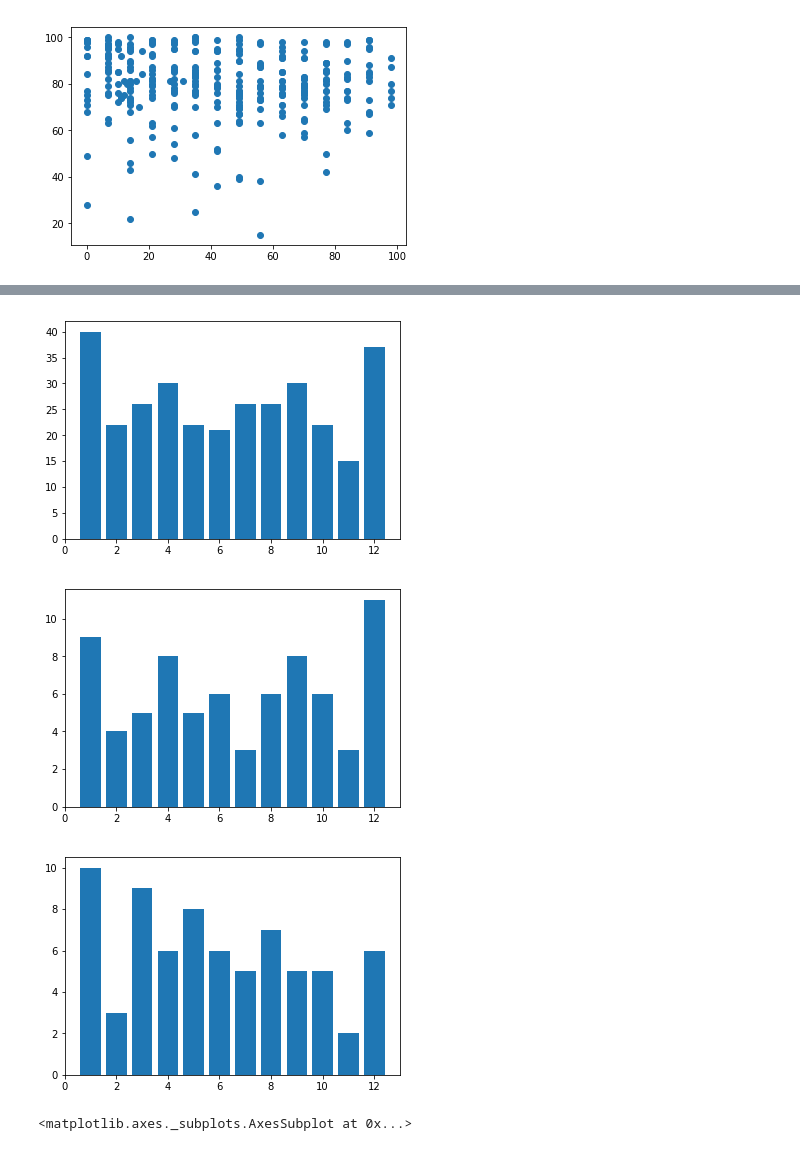
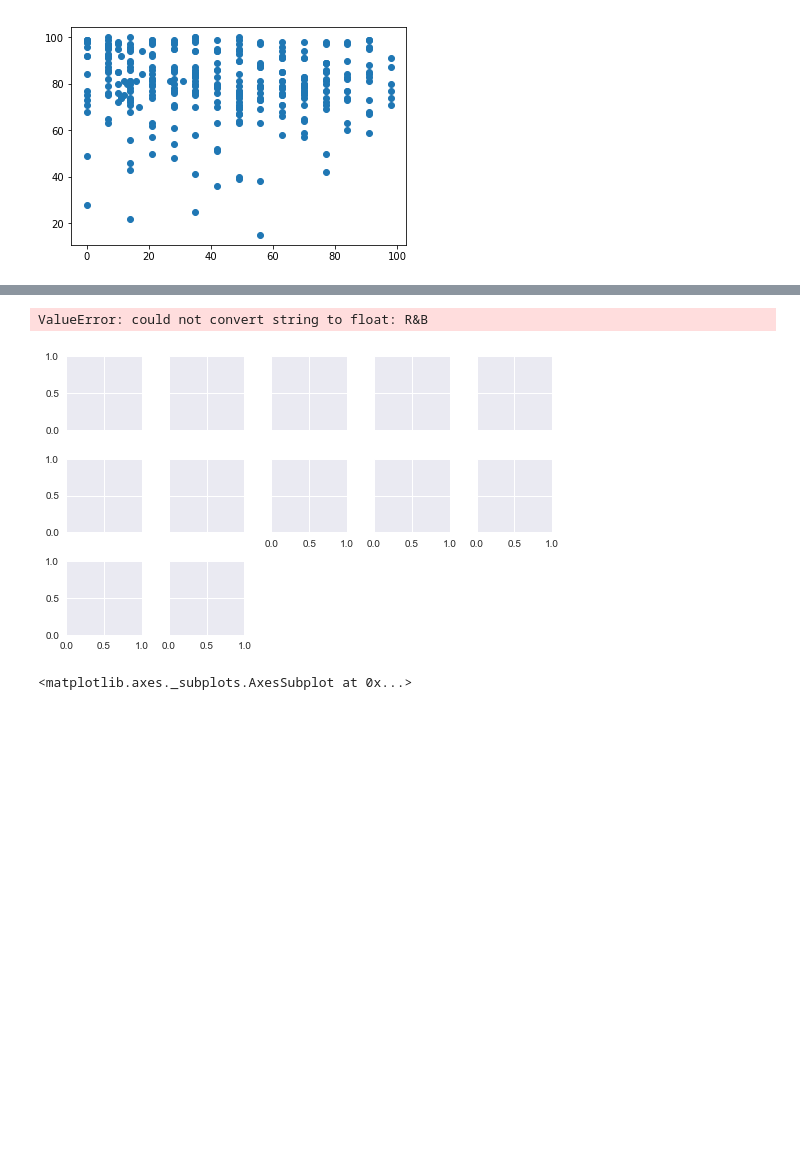
Before and after one commit to matthewbrems/old, a Jupyter notebook: curriculum/02-week/2.10-pandas-lab/code/starter-code-jdoyle.ipynb, the cells around one changed output, grey strips where cells are left out. Cells and saved outputs as stored; diff of their text form; code cells hidden in the pictures; blank space fills up the shorter version.

```diff
--- a/curriculum/02-week/2.10-pandas-lab/code/starter-code-jdoyle.ipynb
+++ b/curriculum/02-week/2.10-pandas-lab/code/starter-code-jdoyle.ipynb
@@ -193,26 +219,54 @@ plt.show()
+# %%
+import seaborn as sns
+grid = sns.FacetGrid(billboard_edited, col="month", hue="genre", col_wrap=5, size=1.5)
+
+# Draw a line plot to show the trajectory of each random walk
+grid.map(plt.plot, "genre", marker="o", ms=4)
+
+# Adjust the tick positions and labels
+grid.set(xticks=np.arange(5), yticks=[-3, 3],
+         xlim=(-.5, 4.5), ylim=(-3.5, 3.5))
+
+# Adjust the arrangement of the plots
+grid.fig.tight_layout(w_pad=1)
+# %% [output]
+ValueError: could not convert string to float: R&B
+[figure, added]
 # %%
 ## plot the number of songs by month when they peaked
 import matplotlib.pyplot as plt
+import numpy as np
 counts = billboard_edited['date_peaked'].dt.month.value_counts(sort=False)
-plt.bar(counts.index,counts)
-plt.show()
+billboard_edited['month'] = billboard_edited['date_peaked'].dt.month
 
-## plot just country songs by month when they peaked
-df = billboard_edited[billboard_edited.genre =='Country']
-counts = df['date_peaked'].dt.month.value_counts(sort=False)
-plt.bar(counts.index,counts)
-plt.show()
+# counts = pd.DataFrame(billboard_edited.groupby(['month','genre']).size().unstack(fill_value=0)).reset_index()
+counts = pd.DataFrame(billboard_edited.groupby(['month','genre']).size()).reset_index()
+
+# counts
+
+# counts[['Country']].plot(kind='line', stacked=False)
+# counts[['R&B']].plot(kind='line', stacked=False, figsize=(10, 8))
 
 
-## plot just country songs by month when they peaked
-df = billboard_edited[billboard_edited.genre =='R&B']
-counts = df['date_peaked'].dt.month.value_counts(sort=False)
-plt.bar(counts.index,counts)
-plt.show()
+
+# # plt.bar(counts.index,counts)
+# # plt.title('Songs by Peak Month')
+# # plt.show()
+
+# # ## plot just country songs by month when they peaked
+# # df = billboard_edited[billboard_edited.genre =='Country']
+# # counts = df['date_peaked'].dt.month.value_counts(sort=False)
+# # plt.bar(counts.index,counts)
+# # plt.title('Country Songs by Peak Month')
+# # plt.show()
+
+
+# # ## plot just country songs by month when they peaked
+# # df = billboard_edited[billboard_edited.genre =='R&B']
+# # counts = df['date_peaked'].dt.month.value_counts(sort=False)
+# # plt.bar(counts.index,counts)
+# # plt.title('R&B Songs by Peak Month')
+# # plt.show()
-# %% [output]
-[figure, removed]
-[figure, removed]
-[figure, removed]
 # %%
 ## plot the songs on a line graph by when they were entered
 billboard_edited.date_entered.dt.month.value_counts().sort_index().plot()
```
Also changed, not shown: parts of 4 cells of this notebook.
